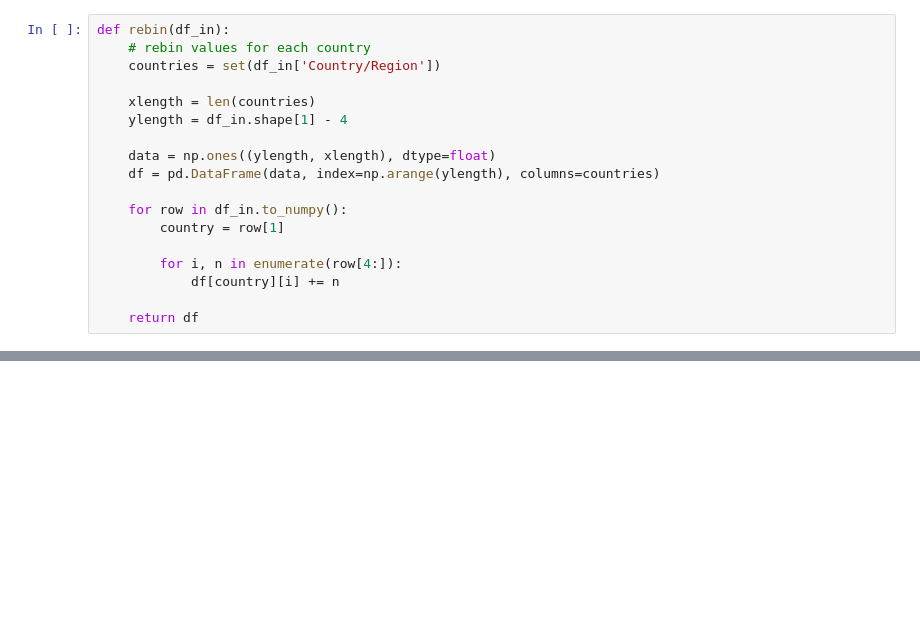
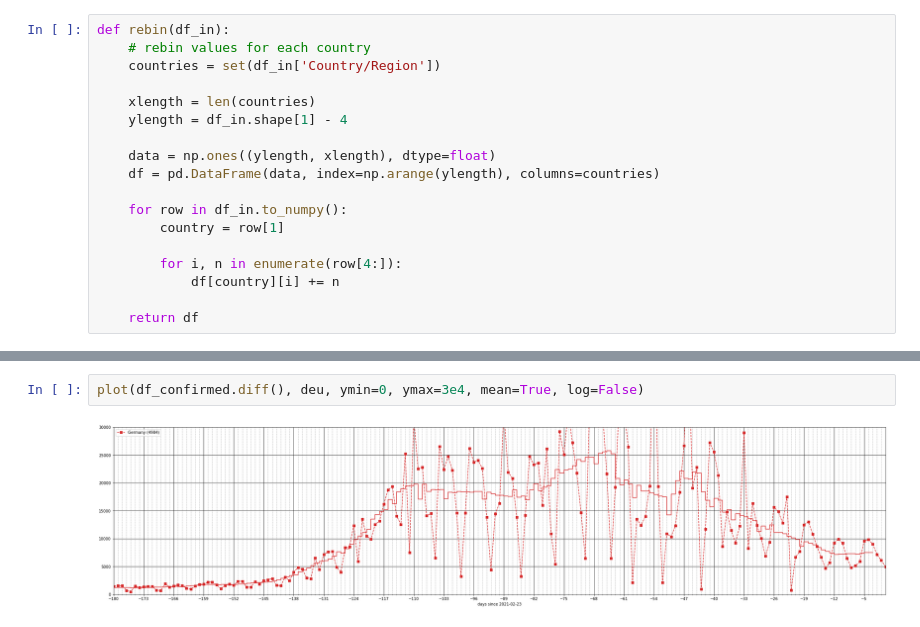
Before and after one commit to jochenklar/corona, a Jupyter notebook: corona.ipynb, the cells around one changed output, grey strips where cells are left out. Drawn from its saved outputs; the diff is of its cells as text; blank space fills up the shorter version.

```diff
--- a/corona.ipynb
+++ b/corona.ipynb
@@ -87,0 +98,4 @@ def plot(df, countries, xmin=-270, xmax=0, ymin=1, ymax=10000000, title=None, li
+# %%
+plot(df_confirmed.diff(), deu, ymin=0, ymax=3e4, mean=True, log=False)
+# %% [output]
+[figure, added]
```
Also changed, not shown: parts of 13 cells of this notebook, 3 other files.
